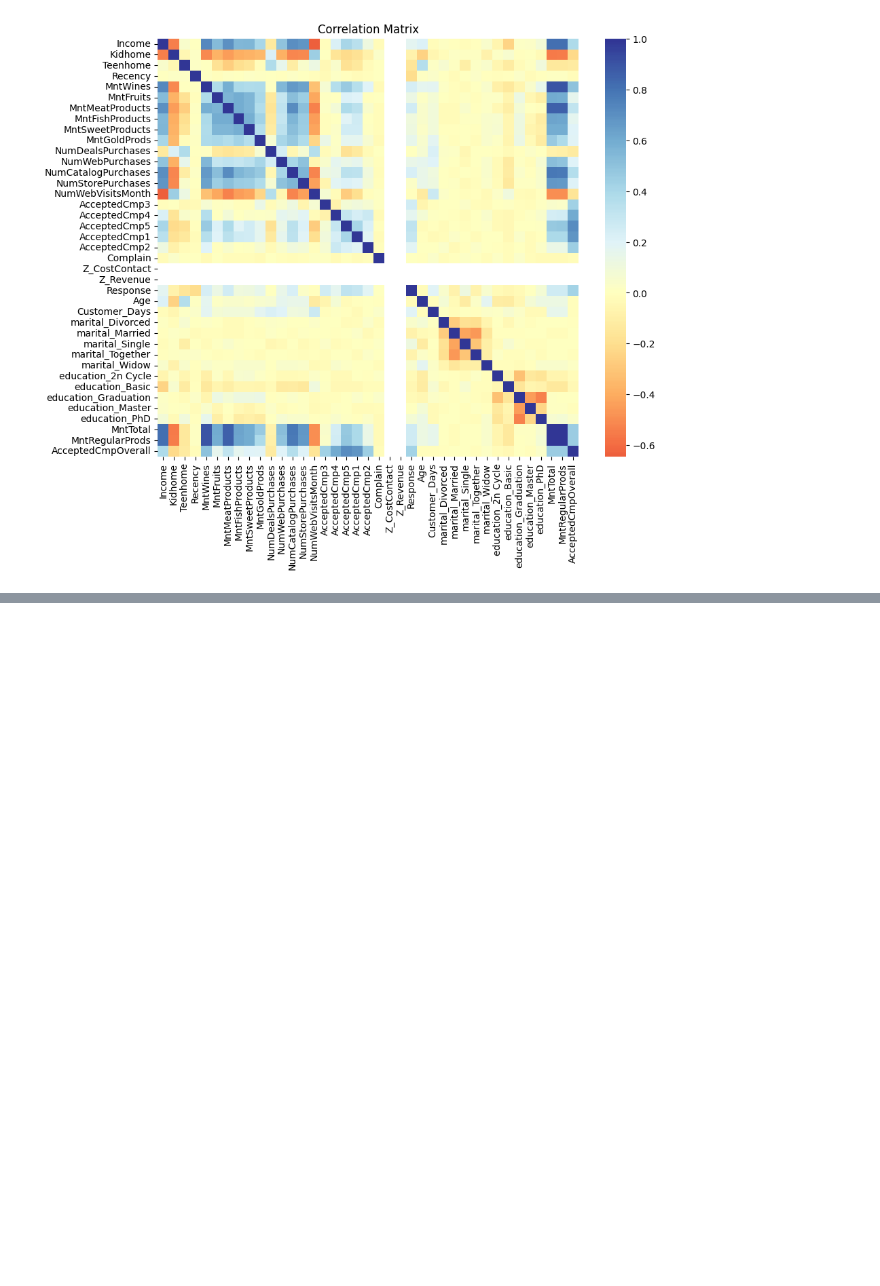
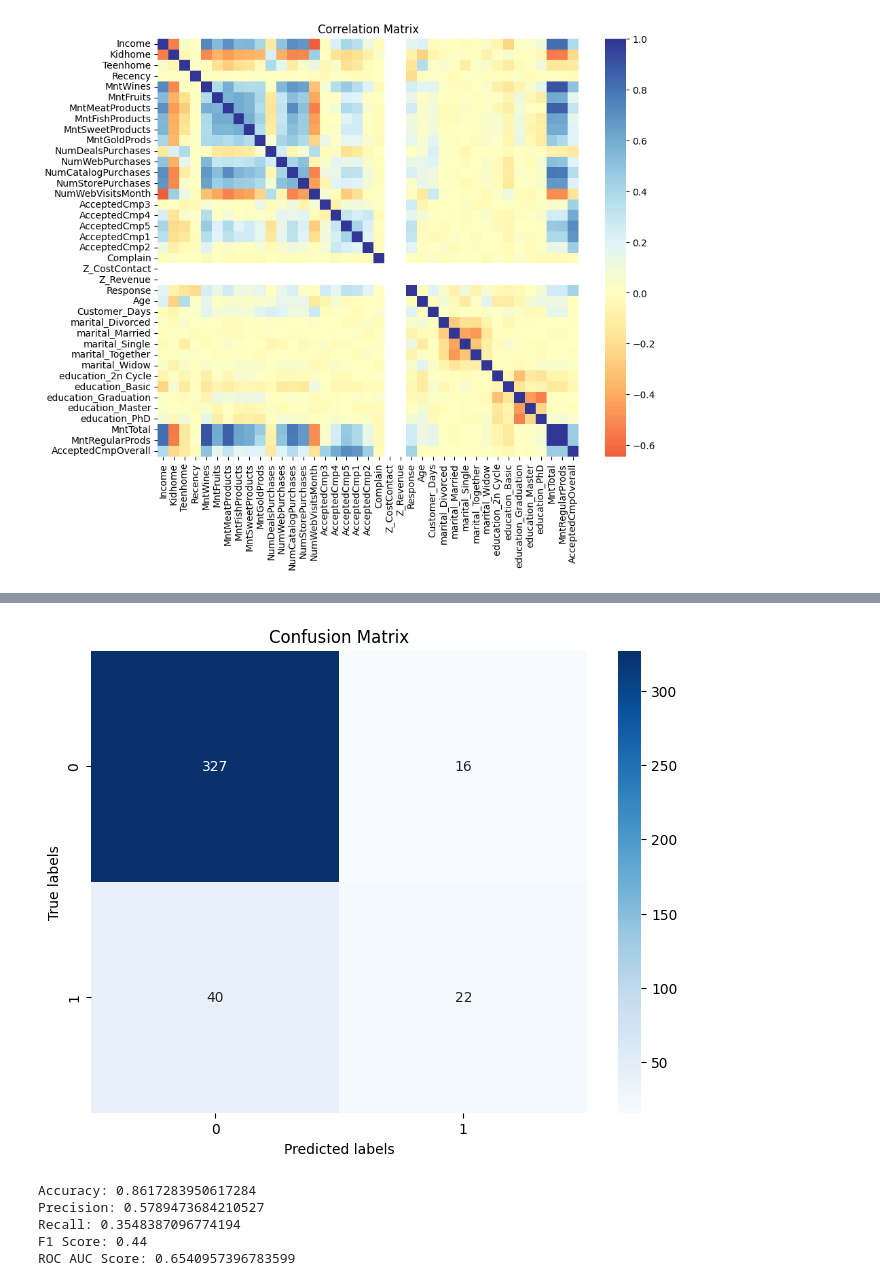
Before and after one commit to vanmoog/Predictive-Analysis-Pipeline, a Jupyter notebook: model.ipynb, the cells around one changed output, grey strips where cells are left out. Cells and saved outputs as stored; diff of their text form; code cells hidden in the pictures; blank space fills up the shorter version.

```diff
--- a/model.ipynb
+++ b/model.ipynb
@@ -82,0 +553,49 @@ plt.show()
+# %%
+
+# Step 2: Split Data
+# Select features and target
+X = data[['Recency', 'MntMeatProducts', 'Customer_Days', 'MntTotal',
+       'AcceptedCmpOverall']]
+
+# Perform train-test split
+X_train, X_test, y_train, y_test = train_test_split(X, y, test_size=0.2, random_state=42)
+
+
+
+# Step 3: Initialize GBM Classifier
+gbm_classifier = GradientBoostingClassifier(random_state=42)
+
+# Step 4: Train the Model
+gbm_classifier.fit(X_train, y_train)
+
+# Step 5: Make Predictions
+y_pred = gbm_classifier.predict(X_test)
+
+# Step 6: Evaluate the Model
+accuracy = accuracy_score(y_test, y_pred)
+precision = precision_score(y_test, y_pred)
+recall = recall_score(y_test, y_pred)
+f1 = f1_score(y_test, y_pred)
+roc_auc = roc_auc_score(y_test, y_pred)
+conf_matrix = confusion_matrix(y_test, y_pred)
+
+# Step 7: Visualize Results
+plt.figure(figsize=(8, 6))
+sns.heatmap(conf_matrix, annot=True, fmt="d", cmap="Blues")
+plt.xlabel("Predicted labels")
+plt.ylabel("True labels")
+plt.title("Confusion Matrix")
+plt.show()
+
+print("Accuracy:", accuracy)
+print("Precision:", precision)
+print("Recall:", recall)
+print("F1 Score:", f1)
+print("ROC AUC Score:", roc_auc)
+# %% [output]
+[figure, added]
+Accuracy: 0.8617283950617284
+Precision: 0.5789473684210527
+Recall: 0.3548387096774194
+F1 Score: 0.44
+ROC AUC Score: 0.6540957396783599
```
Also changed, not shown: parts of 33 cells of this notebook, 1 other file.
